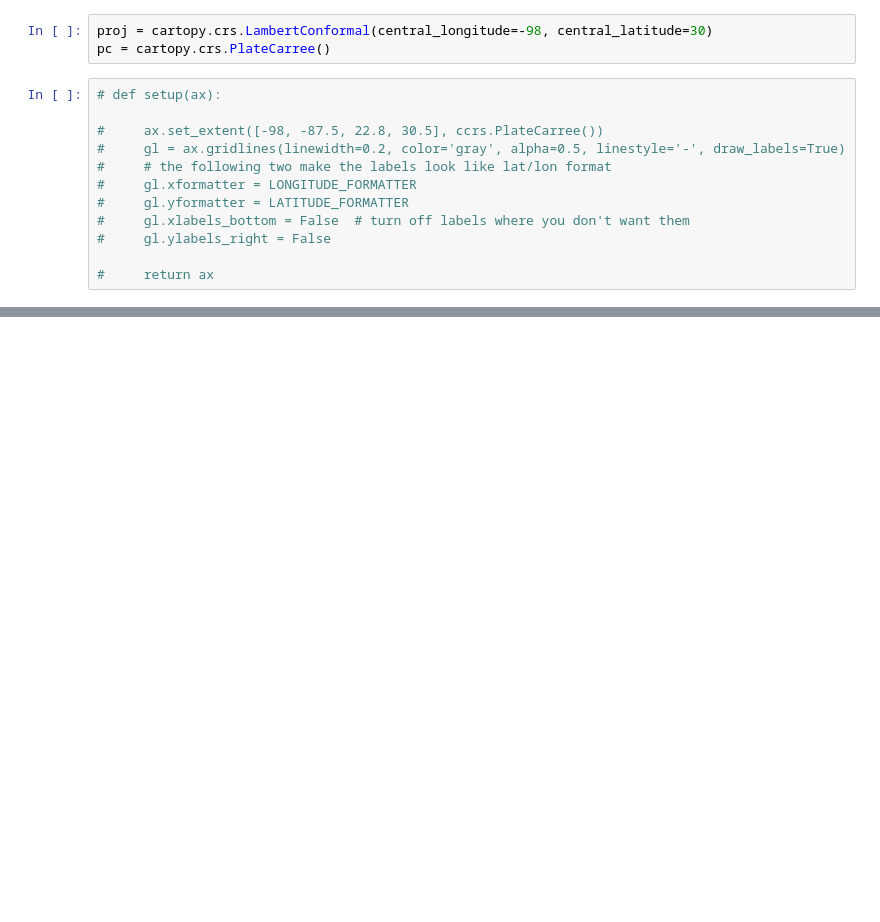
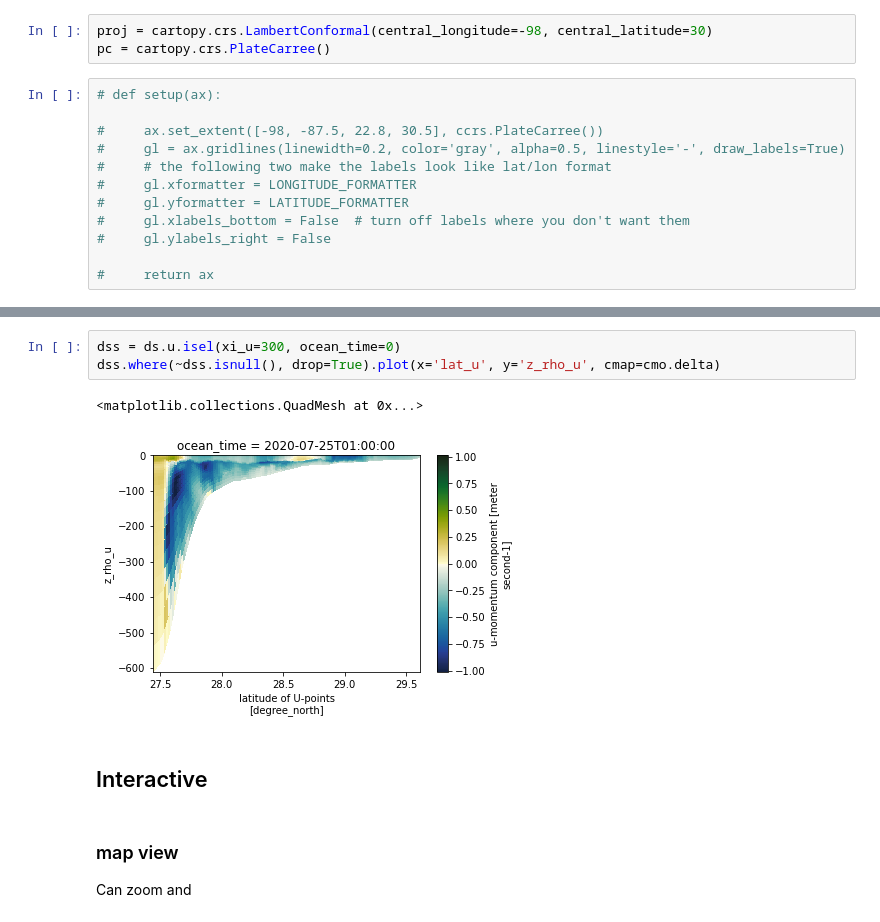
Before and after one commit to xoceanmodel/xroms, a Jupyter notebook: examples/plotting.ipynb, the cells around one changed output, grey strips where cells are left out. Drawn from its saved outputs; the diff is of its cells as text; blank space fills up the shorter version.

```diff
--- a/examples/plotting.ipynb
+++ b/examples/plotting.ipynb
@@ -67,0 +81,12 @@ ds.salt
+# %%
+dss = ds.u.isel(xi_u=300, ocean_time=0)
+dss.where(~dss.isnull(), drop=True).plot(x='lat_u', y='z_rho_u', cmap=cmo.delta)
+# %% [output]
+<matplotlib.collections.QuadMesh at 0x...>
+[figure, added]
+# %% [markdown]
+## Interactive
+# %% [markdown]
+### map view
+
+Can zoom and
```
Also changed, not shown: parts of 17 cells of this notebook, 3 other files.
